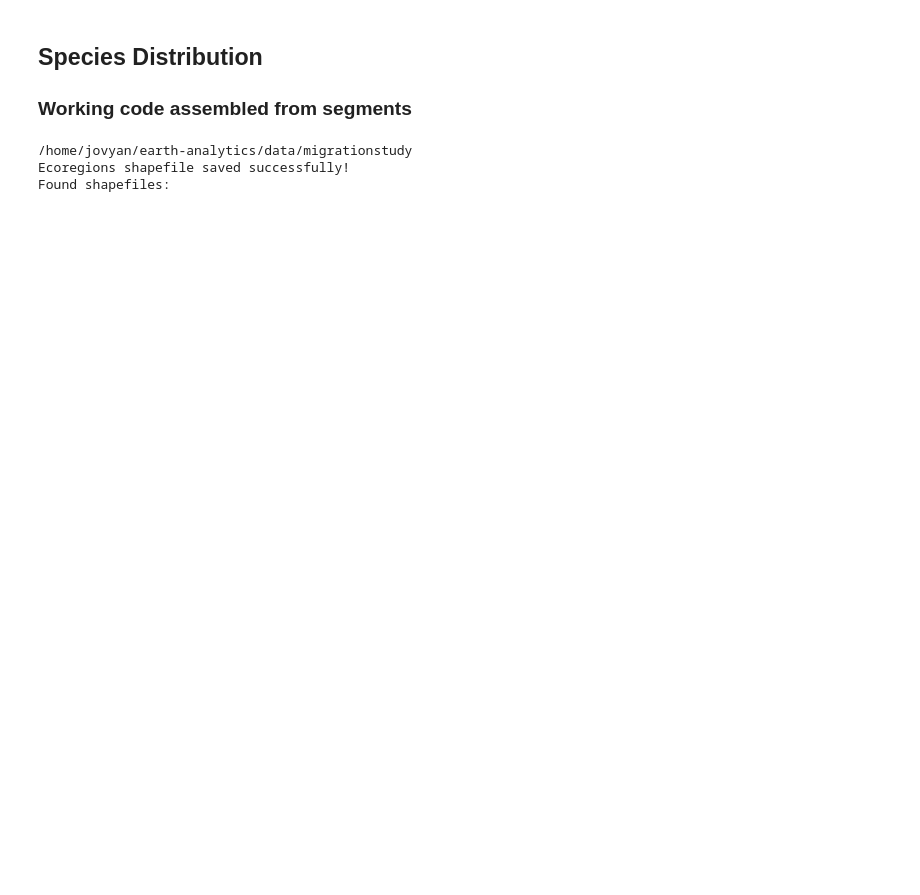
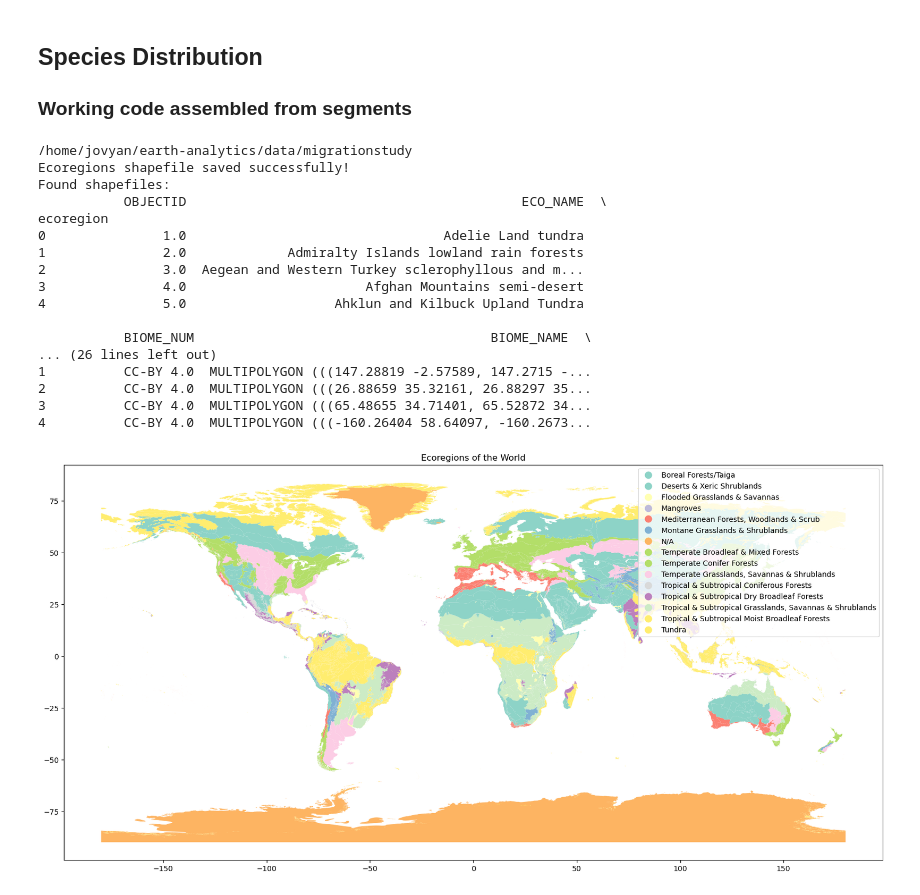
Before and after one commit to earthlab-education/species-distribution-coding-challenge-gpb3037, a Jupyter notebook: notebooks/species-working-v1.ipynb, the cells around one changed output. Drawn from its saved outputs; the diff is of its cells as text; code cells hidden in the pictures; blank space fills up the shorter version.

Commit message:
commiting before trying to rebuild codespace

```diff
--- a/notebooks/species-working-v1.ipynb
+++ b/notebooks/species-working-v1.ipynb
@@ -5,6 +5,8 @@
 # bring in libraries
 # some spec by CGPT
 # zipfile is downloads on windows
+#
+# This code checks and prints out the ecoregions of the world
 
 import os
 import pathlib
@@ -68,30 +70,80 @@ else:
     my_gdf = gpd.read_file(shapefile_path)
     # Optionally save the shapefile to a new location if needed
     my_gdf.to_file(os.path.join(data_dir, 'ecoregions_shape.shp'))
     print("Ecoregions shapefile saved successfully!")
 
 # Function to find all shapefiles in the species-distribution directory
 def find_shapefiles(directory):
     # Use glob to find all .shp files recursively in the specified directory
     shapefiles = glob.glob(os.path.join(directory, '**', '*.shp'), recursive=True)
     return shapefiles
 
 # Define the species distribution directory
 species_distribution_dir = os.path.join(
     pathlib.Path.home(),
     'earth-analytics',
     'data',
     'species-distribution'
 )
 
 # Find all shapefiles in the species distribution directory
 shapefiles = find_shapefiles(species_distribution_dir)
 
 # Print all found shapefiles
 print("Found shapefiles:")
 for shp in shapefiles:
     print(shp)
+
+# Path to the shapefile - update this with the actual file path
+data_dir = os.path.join(
+    pathlib.Path.home(),
+    'earth-analytics',
+    'data',
+    'migrationstudy',
+    'ecoregions'  # Assuming the shapefile was extracted here
+)
+
+shapefile_path = os.path.join(data_dir, 'Ecoregions2017.shp')  # Ensure this path points to the actual shapefile
+
+# Check if the file exists before proceeding
+if not os.path.exists(shapefile_path):
+    print(f"Shapefile not found at {shapefile_path}")
+else:
+    # Open up the ecoregions boundaries
+    gdf = gpd.read_file(shapefile_path)
+
+    # Name the index so it will match the other data later on
+    gdf.index.name = 'ecoregion'
+
+    # Examine the ecoregion GeoDataFrame
+    print(gdf.head())
+
+    # Plot the ecoregions to check the download
+    # Customize the plot with a title and a color map
+    fig, ax = plt.subplots(figsize=(20, 16))  # Adjust the figure size for better visibility
+    gdf.plot(ax=ax, column='BIOME_NAME', legend=True, cmap='Set3')  # Assuming 'BIOME_NAME' is a valid column
+
+    # Set a title for the plot
+    ax.set_title("Ecoregions of the World", fontsize=12)
+
+    # Show the plot
+    plt.show()
 # %% [output]
 /home/jovyan/earth-analytics/data/migrationstudy
 Ecoregions shapefile saved successfully!
 Found shapefiles:
+           OBJECTID                                           ECO_NAME  \
+ecoregion
+0               1.0                                 Adelie Land tundra
+1               2.0             Admiralty Islands lowland rain forests
+2               3.0  Aegean and Western Turkey sclerophyllous and m...
+3               4.0                       Afghan Mountains semi-desert
+4               5.0                   Ahklun and Kilbuck Upland Tundra
+
+           BIOME_NUM                                      BIOME_NAME  \
+... (26 lines left out)
+1          CC-BY 4.0  MULTIPOLYGON (((147.28819 -2.57589, 147.2715 -...
+2          CC-BY 4.0  MULTIPOLYGON (((26.88659 35.32161, 26.88297 35...
+3          CC-BY 4.0  MULTIPOLYGON (((65.48655 34.71401, 65.52872 34...
+4          CC-BY 4.0  MULTIPOLYGON (((-160.26404 58.64097, -160.2673...
+[figure, added]
```
Also changed, not shown: 3 other files.
